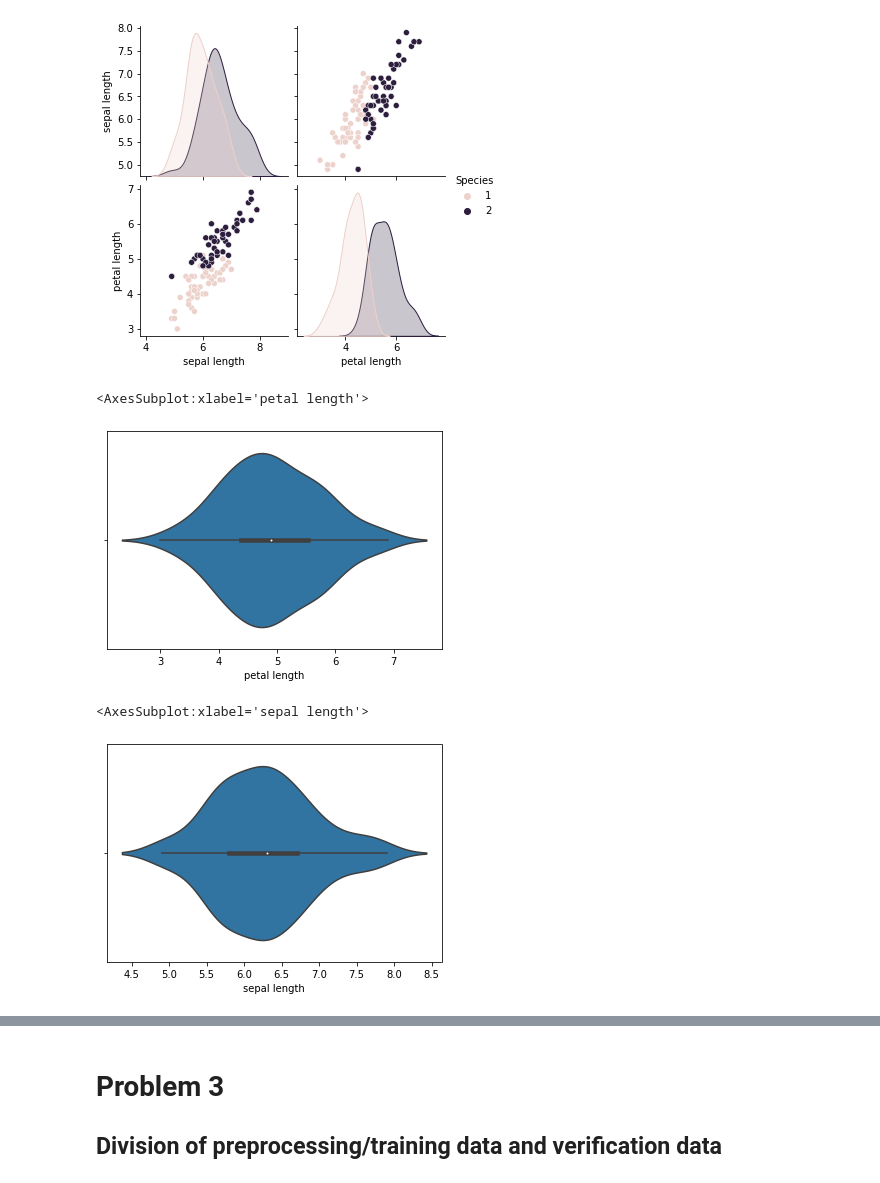
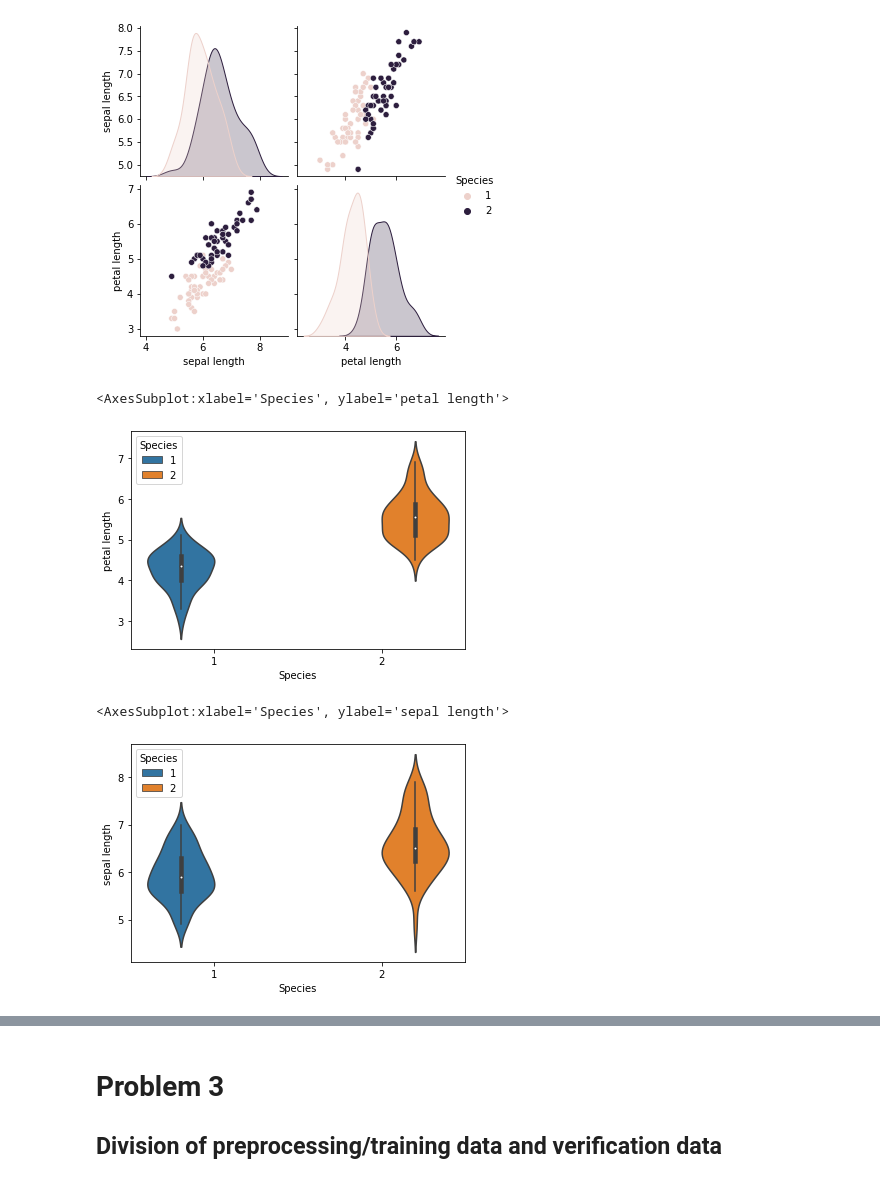
Before and after one commit to produdez/diveintocode-ml, a Jupyter notebook: Week 4/ClassificationIris.ipynb, the cells around one changed output, grey strips where cells are left out. Cells and saved outputs as stored; diff of their text form; code cells hidden in the pictures.

Commit message:
Update Plots again to make sense

```diff
--- a/Week 4/ClassificationIris.ipynb
+++ b/Week 4/ClassificationIris.ipynb
@@ -57,13 +57,13 @@ sns.pairplot(data = data,hue= 'Species')
 <seaborn.axisgrid.PairGrid at 0x...>
 [figure]
 # %%
-sns.violinplot(x = 'petal length',data=data)
+sns.violinplot(y = 'petal length', x = 'Species',data=data,hue = 'Species')
 # %% [output]
-<AxesSubplot:xlabel='petal length'>
+<AxesSubplot:xlabel='Species', ylabel='petal length'>
-[figure, old version]
+[figure, new version]
 # %%
-sns.violinplot(x = 'sepal length',data=data)
+sns.violinplot(x = 'Species', y = 'sepal length',data=data, hue = 'Species')
 # %% [output]
-<AxesSubplot:xlabel='sepal length'>
+<AxesSubplot:xlabel='Species', ylabel='sepal length'>
-[figure, old version]
+[figure, new version]
 # %%
```
Also changed, not shown: parts of 4 cells of this notebook.
